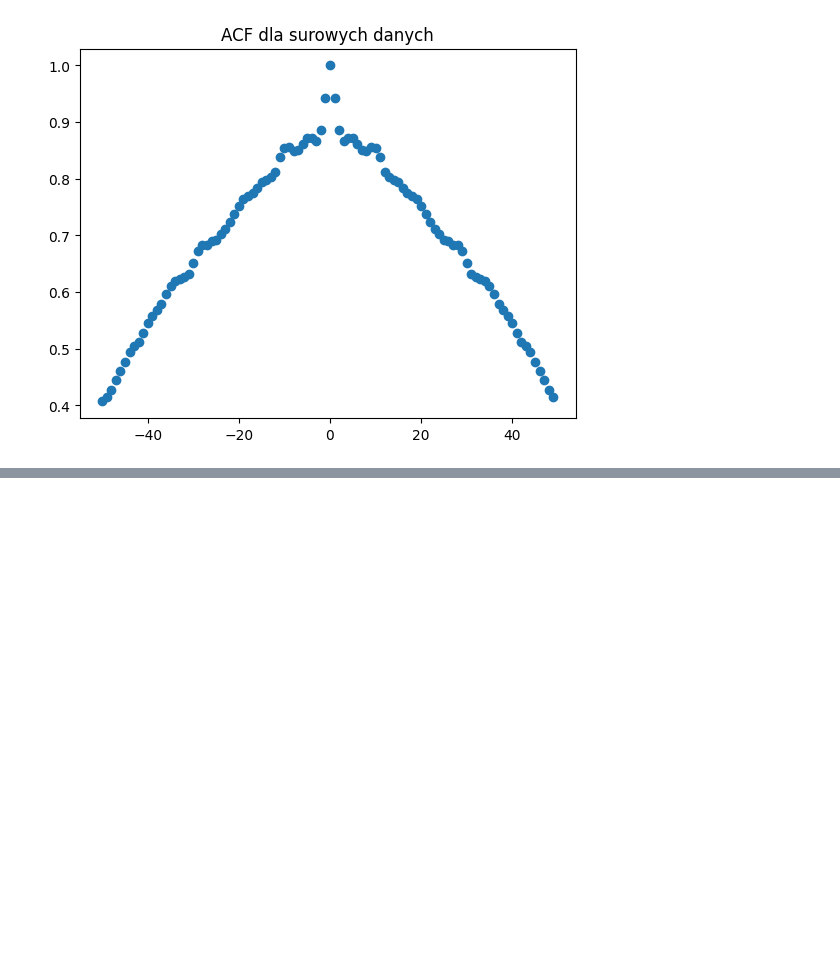
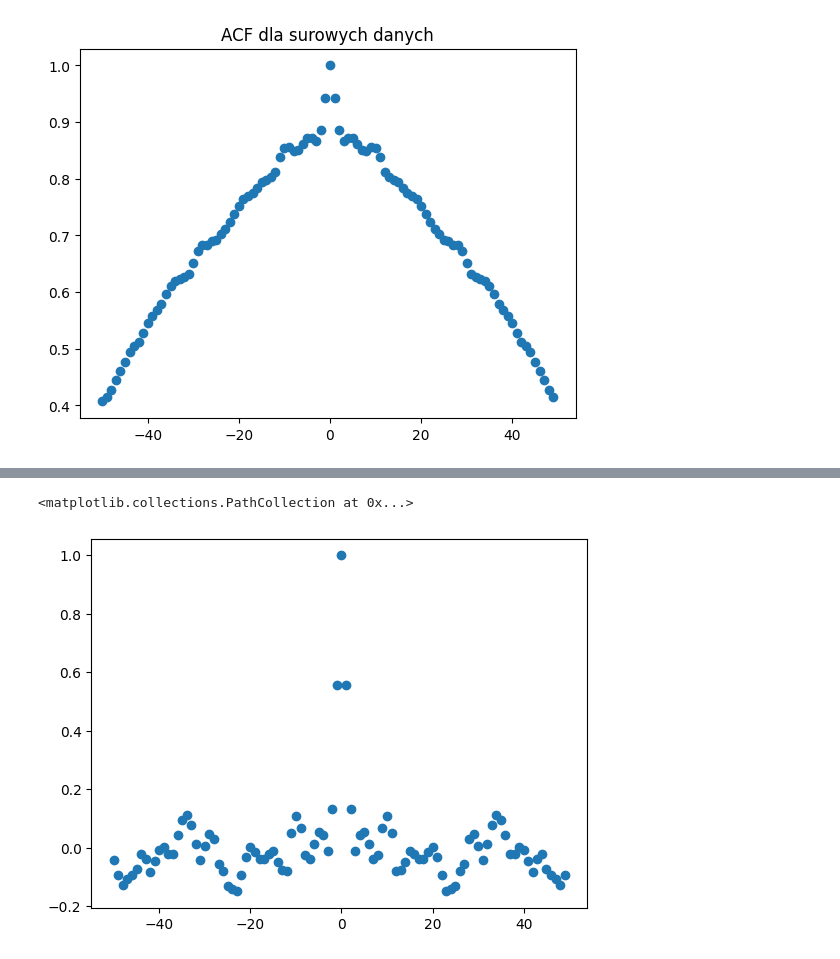
Before and after one commit to MariaNowacka/kaszcz, a Jupyter notebook: sprawozdanie/sprawko.ipynb, the cells around one changed output, grey strips where cells are left out. Drawn from its saved outputs; the diff is of its cells as text; code cells hidden in the pictures; blank space fills up the shorter version.

```diff
--- a/sprawozdanie/sprawko.ipynb
+++ b/sprawozdanie/sprawko.ipynb
@@ -39,0 +84,6 @@ Text(0.5, 1.0, 'ACF dla surowych danych')
+# %%
+acf2 = [sampleACF(temp_, h) for h in hs]
+plt.scatter(hs, acf2)
+# %% [output]
+<matplotlib.collections.PathCollection at 0x...>
+[figure, added]
```
Also changed, not shown: parts of 12 cells of this notebook.
